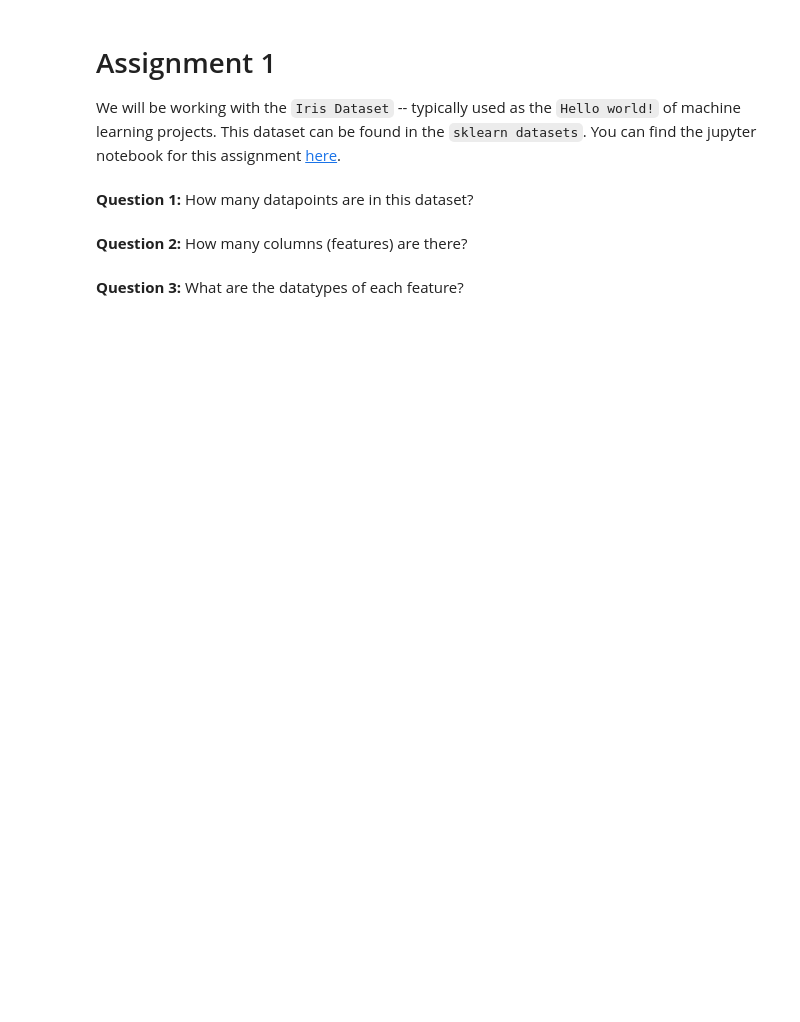
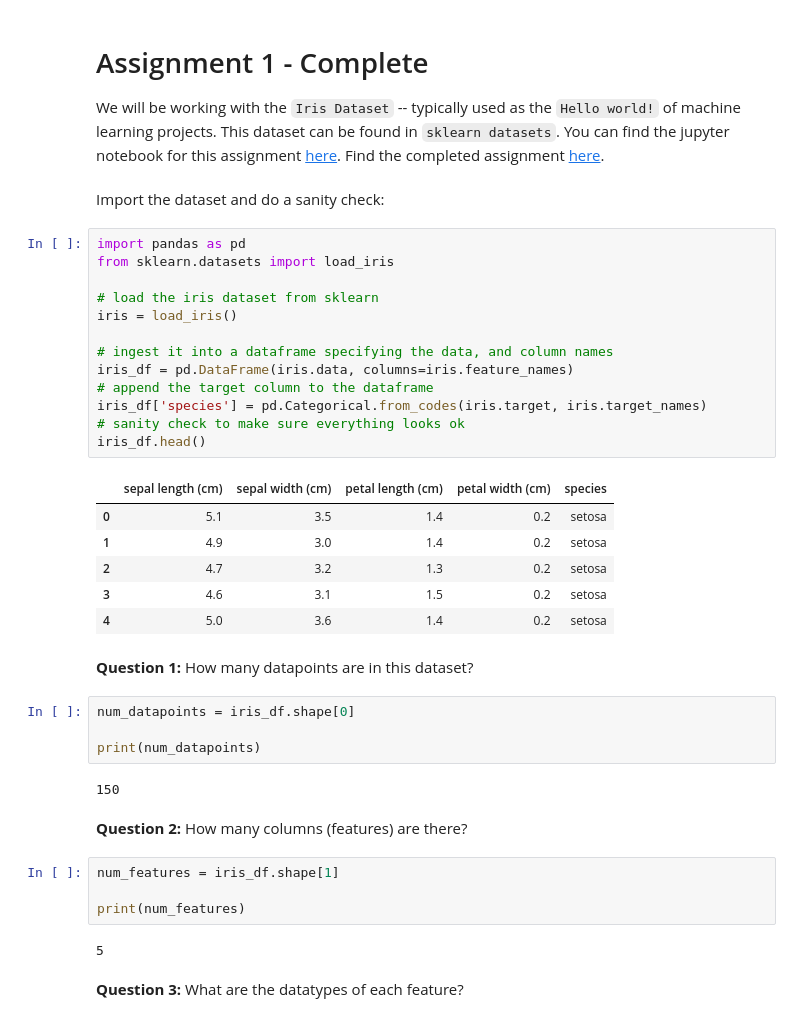
Before and after one commit to jonivrapi/intro-to-ml, a Jupyter notebook: Assignments/Assignment-1-completed.ipynb, the cells around one changed output. Saved outputs shown, nothing was run; the diff lists cells and outputs as text; blank space fills up the shorter version.

```diff
--- a/Assignments/Assignment-1-completed.ipynb
+++ b/Assignments/Assignment-1-completed.ipynb
@@ -1,10 +1,44 @@
 # %% [markdown]
-# Assignment 1
+# Assignment 1 - Complete
 
-We will be working with the `Iris Dataset` -- typically used as the `Hello world!` of machine learning projects. This dataset can be found in the `sklearn datasets`. You can find the jupyter notebook for this assignment [here](https://github.com/jonivrapi/intro-to-ml/blob/main/Assignments/Assignment-1.ipynb).
+We will be working with the `Iris Dataset` -- typically used as the `Hello world!` of machine learning projects. This dataset can be found in `sklearn datasets`. You can find the jupyter notebook for this assignment [here](https://github.com/jonivrapi/intro-to-ml/blob/main/Assignments/Assignment-1.ipynb). Find the completed assignment [here](https://github.com/jonivrapi/intro-to-ml/blob/main/Assignments/Assignment-1-completed.ipynb).
+# %% [markdown]
+Import the dataset and do a sanity check:
+# %%
+import pandas as pd
+from sklearn.datasets import load_iris
+
+# load the iris dataset from sklearn
+iris = load_iris()
+
+# ingest it into a dataframe specifying the data, and column names
+iris_df = pd.DataFrame(iris.data, columns=iris.feature_names)
+# append the target column to the dataframe
+iris_df['species'] = pd.Categorical.from_codes(iris.target, iris.target_names)
+# sanity check to make sure everything looks ok
+iris_df.head()
+# %% [output]
+|  | sepal length (cm) | sepal width (cm) | petal length (cm) | petal width (cm) | species |
+| 0 | 5.1 | 3.5 | 1.4 | 0.2 | setosa |
+| 1 | 4.9 | 3.0 | 1.4 | 0.2 | setosa |
+| 2 | 4.7 | 3.2 | 1.3 | 0.2 | setosa |
+| 3 | 4.6 | 3.1 | 1.5 | 0.2 | setosa |
+| 4 | 5.0 | 3.6 | 1.4 | 0.2 | setosa |
 # %% [markdown]
 **Question 1:** How many datapoints are in this dataset?
+# %%
+num_datapoints = iris_df.shape[0]
+
+print(num_datapoints)
+# %% [output]
+150
 # %% [markdown]
 **Question 2:** How many columns (features) are there?
+# %%
+num_features = iris_df.shape[1]
+
+print(num_features)
+# %% [output]
+5
 # %% [markdown]
 **Question 3:** What are the datatypes of each feature?
```
Also changed, not shown: parts of 9 cells of this notebook, 7 other files.
